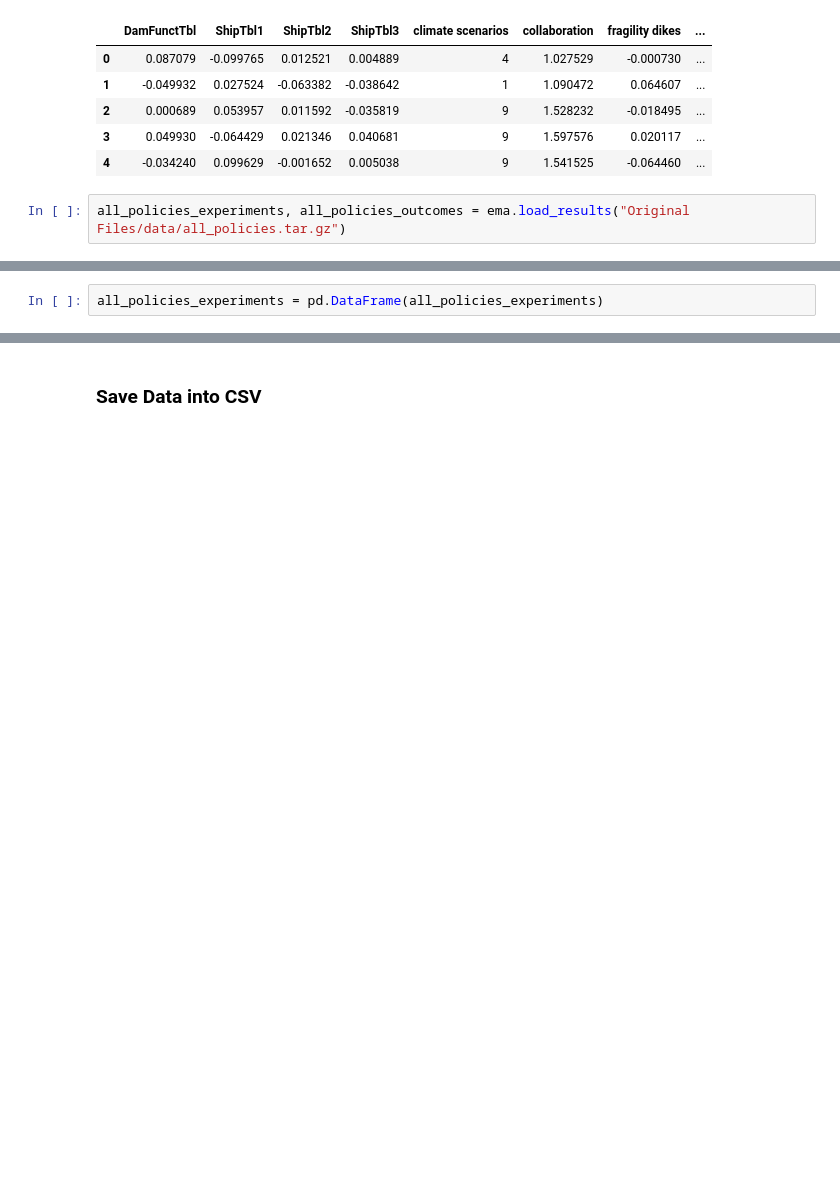
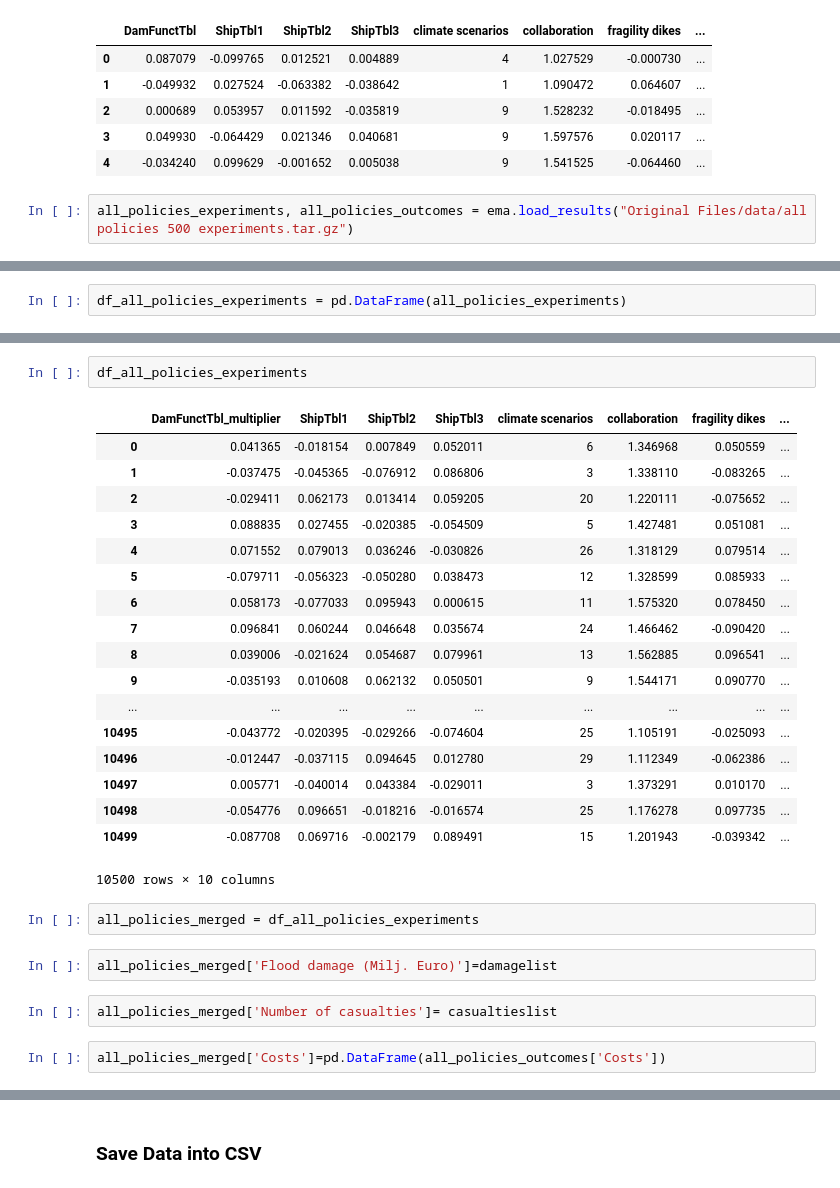
Before and after one commit to TRomijn/MBDM-project, a Jupyter notebook: Poster Assignment/1. Vincent - Prepare Datav2.ipynb, the cells around one changed output, grey strips where cells are left out. Saved outputs shown, nothing was run; the diff lists cells and outputs as text; blank space fills up the shorter version.

Commit message:
New csv file with results with costs included

```diff
--- a/Poster Assignment/1. Vincent - Prepare Datav2.ipynb
+++ b/Poster Assignment/1. Vincent - Prepare Datav2.ipynb
@@ -38,7 +38,7 @@ no_policy_results.head()
 | 3 | 0.049930 | -0.064429 | 0.021346 | 0.040681 | 9 | 1.597576 | 0.020117 | ... |
 | 4 | -0.034240 | 0.099629 | -0.001652 | 0.005038 | 9 | 1.541525 | -0.064460 | ... |
 # %%
-all_policies_experiments, all_policies_outcomes = ema.load_results("Original Files/data/all_policies.tar.gz")
+all_policies_experiments, all_policies_outcomes = ema.load_results("Original Files/data/all policies 500 experiments.tar.gz")
 # %%
 for key in all_policies_outcomes.keys():
     print(all_policies_outcomes[key].shape)
@@ -49,2 +53,2 @@ for key in all_policies_outcomes.keys():
 # %%
-all_policies_experiments = pd.DataFrame(all_policies_experiments)
+df_all_policies_experiments = pd.DataFrame(all_policies_experiments)
@@ -76,0 +66,29 @@ all_policies_outcomes['Costs'].max()
+# %%
+df_all_policies_experiments
+# %% [output]
+|  | DamFunctTbl_multiplier | ShipTbl1 | ShipTbl2 | ShipTbl3 | climate scenarios | collaboration | fragility dikes | ... |
+| 0 | 0.041365 | -0.018154 | 0.007849 | 0.052011 | 6 | 1.346968 | 0.050559 | ... |
+| 1 | -0.037475 | -0.045365 | -0.076912 | 0.086806 | 3 | 1.338110 | -0.083265 | ... |
+| 2 | -0.029411 | 0.062173 | 0.013414 | 0.059205 | 20 | 1.220111 | -0.075652 | ... |
+| 3 | 0.088835 | 0.027455 | -0.020385 | -0.054509 | 5 | 1.427481 | 0.051081 | ... |
+| 4 | 0.071552 | 0.079013 | 0.036246 | -0.030826 | 26 | 1.318129 | 0.079514 | ... |
+| 5 | -0.079711 | -0.056323 | -0.050280 | 0.038473 | 12 | 1.328599 | 0.085933 | ... |
+| 6 | 0.058173 | -0.077033 | 0.095943 | 0.000615 | 11 | 1.575320 | 0.078450 | ... |
+| 7 | 0.096841 | 0.060244 | 0.046648 | 0.035674 | 24 | 1.466462 | -0.090420 | ... |
+| 8 | 0.039006 | -0.021624 | 0.054687 | 0.079961 | 13 | 1.562885 | 0.096541 | ... |
+| 9 | -0.035193 | 0.010608 | 0.062132 | 0.050501 | 9 | 1.544171 | 0.090770 | ... |
+| ... | ... | ... | ... | ... | ... | ... | ... | ... |
+| 10495 | -0.043772 | -0.020395 | -0.029266 | -0.074604 | 25 | 1.105191 | -0.025093 | ... |
+| 10496 | -0.012447 | -0.037115 | 0.094645 | 0.012780 | 29 | 1.112349 | -0.062386 | ... |
+| 10497 | 0.005771 | -0.040014 | 0.043384 | -0.029011 | 3 | 1.373291 | 0.010170 | ... |
+| 10498 | -0.054776 | 0.096651 | -0.018216 | -0.016574 | 25 | 1.176278 | 0.097735 | ... |
+| 10499 | -0.087708 | 0.069716 | -0.002179 | 0.089491 | 15 | 1.201943 | -0.039342 | ... |
+10500 rows × 10 columns
+# %%
+all_policies_merged = df_all_policies_experiments
+# %%
+all_policies_merged['Flood damage (Milj. Euro)']=damagelist
+# %%
+all_policies_merged['Number of casualties']= casualtieslist
+# %%
+all_policies_merged['Costs']=pd.DataFrame(all_policies_outcomes['Costs'])
```
Also changed, not shown: parts of 7 cells of this notebook, 1 other file.
